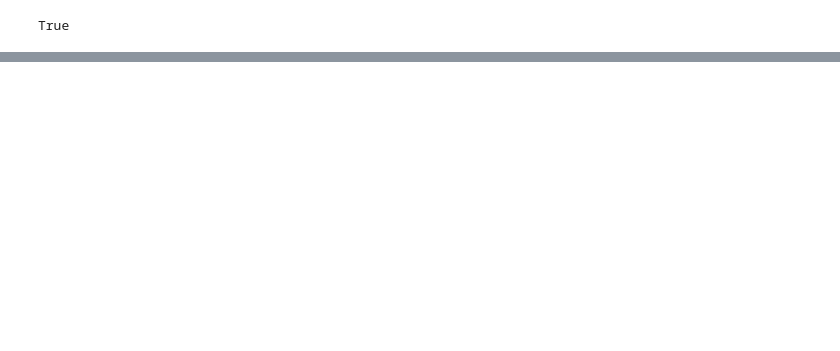
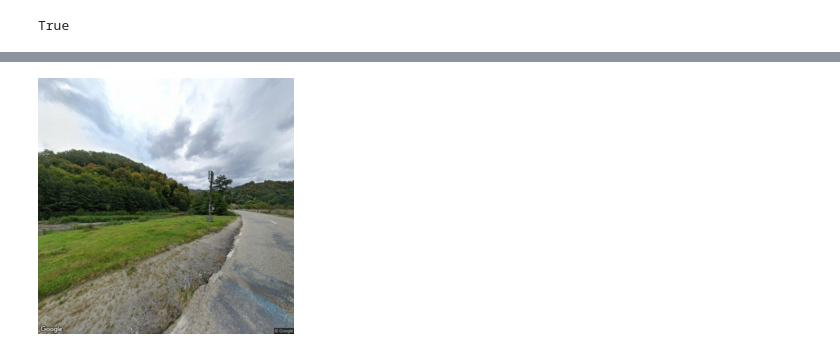
Before and after one commit to IdanHaf/AI_project_236502, a Jupyter notebook: AI_project_cnn_moudle.ipynb, the cells around one changed output, grey strips where cells are left out. Drawn from its saved outputs; the diff is of its cells as text; code cells hidden in the pictures; blank space fills up the shorter version.

Commit message:
second commit -  custom dataset & training loop

```diff
--- a/AI_project_cnn_moudle.ipynb
+++ b/AI_project_cnn_moudle.ipynb
@@ -10,3 +18,30 @@ import torchvision.transforms as transforms
+# %%
+class CustomImageDataset(Dataset):
+  def __init__(self, csv_file, img_dir, transform=None):
+    self.img_labels = pd.read_csv(csv_file)
+    self.img_dir = img_dir
+    self.transform = transform
+
+  def __len__(self):
+    return len(self.img_labels)
+
+  def __getitem__(self, idx):
+    # Images are saved as: idx.png
+    img_name = str(idx) + ".png"
+    image_path = os.path.join(self.img_dir, img_name)
+    image = Image.open(image_path)
+
+    # Activate transform.
+    if self.transform:
+      image = transforms.ToTensor()(self.transform(image))
+
+
+    # Data saves as: lat, lng.
+    lat = self.img_labels.iloc[idx, 0]
+    lng = self.img_labels.iloc[idx, 1]
+    labels = torch.tensor([lat, lng], dtype=torch.float32)
+
+    return (image, labels)
 # %%
 device = torch.device("cuda" if torch.cuda.is_available() else "cpu")
 torch.cuda.is_available()
@@ -28,3 +64,15 @@ train_dataset = torchvision.datasets.ImageFolder(
 
 train_loader = DataLoader(train_dataset, batch_size=batch_size,
                                            shuffle=True)
+# %%
+train_dataset = CustomImageDataset('/content/drive/MyDrive/Technion/Semester #6/AI Project/Baseline/coords.csv','/content/drive/MyDrive/Technion/Semester #6/AI Project/Baseline/dataset',transform) # Daniel Dataset loading
+
+train_loader = DataLoader(train_dataset, batch_size=batch_size,
+                                           shuffle=True)
+# %%
+train_features, train_labels = next(iter(train_loader))
+print(f"Feature batch shape: {train_features.size()}")
+print(f"Labels batch shape: {train_labels.size()}")
+img = train_features[0].squeeze()
+label = train_labels[0]
+img
@@ -31,3 +99,10 @@ train_loader = DataLoader(train_dataset, batch_size=batch_size,
+# %%
+img = train_features[0].squeeze()
+tensor_image = transforms.ToPILImage()(img)
+# Display or save the image
+tensor_image
+# %% [output]
+[figure, added]
 # %%
 # Using the pre-trained ResNet-50 model
 model = torchvision.models.resnet50(weights='IMAGENET1K_V1')
```
Also changed, not shown: parts of 9 cells of this notebook.
